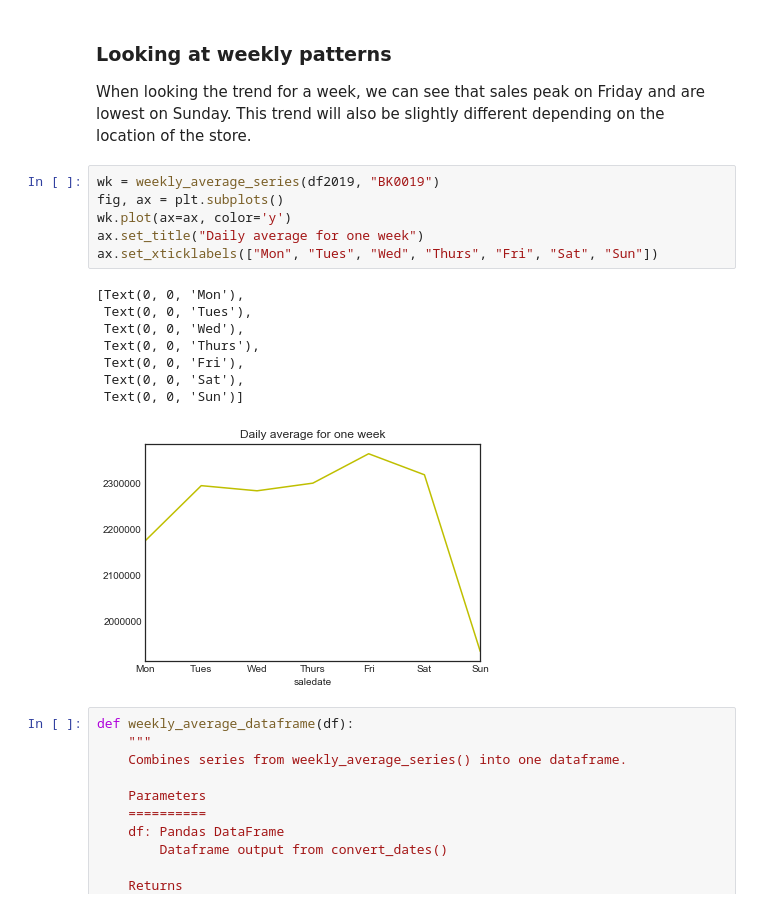
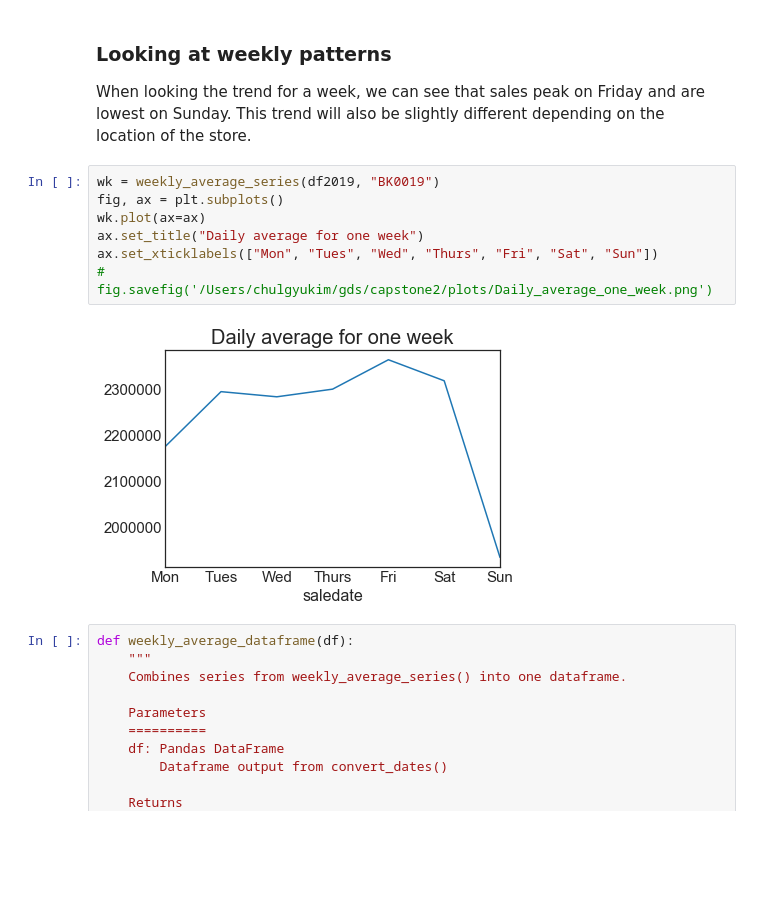
Before and after one commit to chul0717/capstone2, a Jupyter notebook: src/notebook.ipynb, the cells around one changed output. Cells and saved outputs as stored; diff of their text form; blank space fills up the shorter version.

```diff
--- a/src/notebook.ipynb
+++ b/src/notebook.ipynb
@@ -205,18 +212,12 @@ When looking the trend for a week, we can see that sales peak on Friday and are
 # %%
 wk = weekly_average_series(df2019, "BK0019")
 fig, ax = plt.subplots()
-wk.plot(ax=ax, color='y')
+wk.plot(ax=ax)
 ax.set_title("Daily average for one week")
 ax.set_xticklabels(["Mon", "Tues", "Wed", "Thurs", "Fri", "Sat", "Sun"])
+# fig.savefig('/Users/chulgyukim/gds/capstone2/plots/Daily_average_one_week.png')
 # %% [output]
-[Text(0, 0, 'Mon'),
- Text(0, 0, 'Tues'),
- Text(0, 0, 'Wed'),
- Text(0, 0, 'Thurs'),
- Text(0, 0, 'Fri'),
- Text(0, 0, 'Sat'),
- Text(0, 0, 'Sun')]
-[figure, old version]
+[figure, new version]
 # %%
 def weekly_average_dataframe(df):
     """
```
Also changed, not shown: parts of 23 cells of this notebook.
